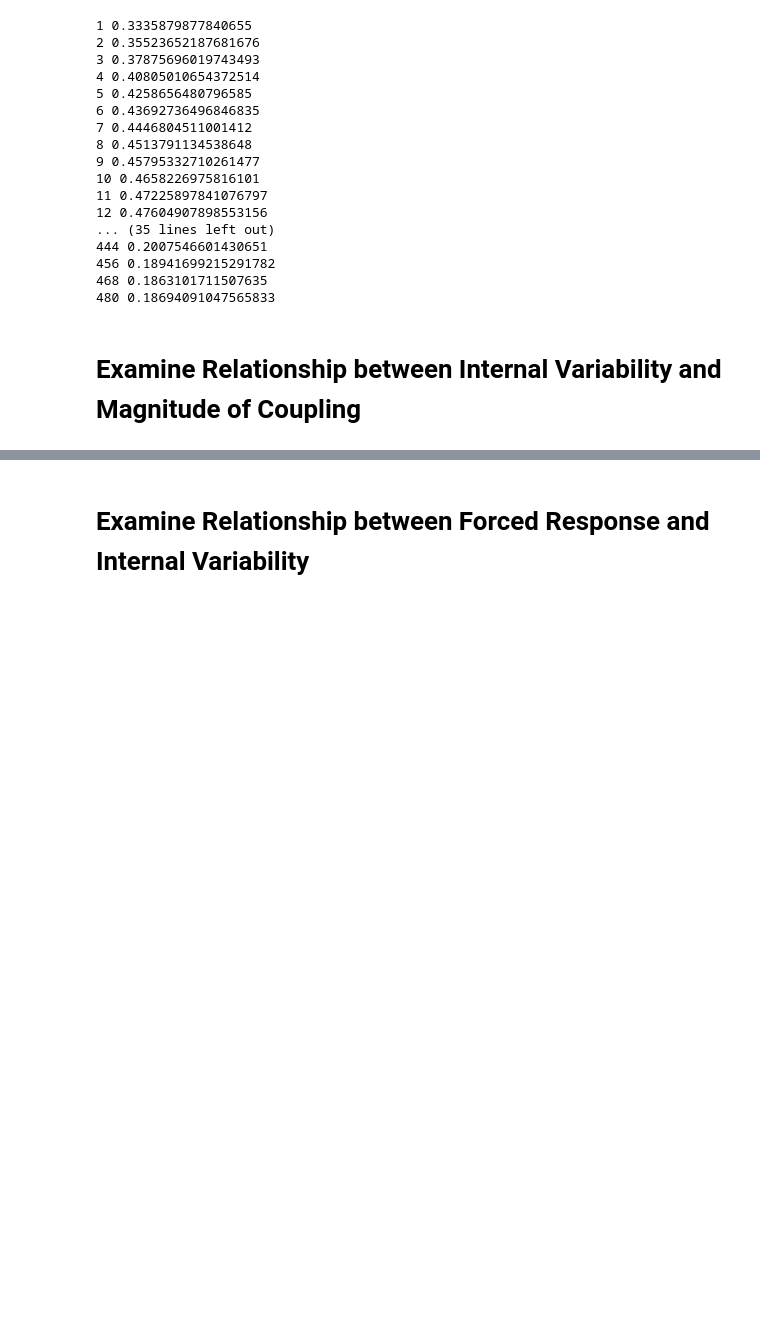
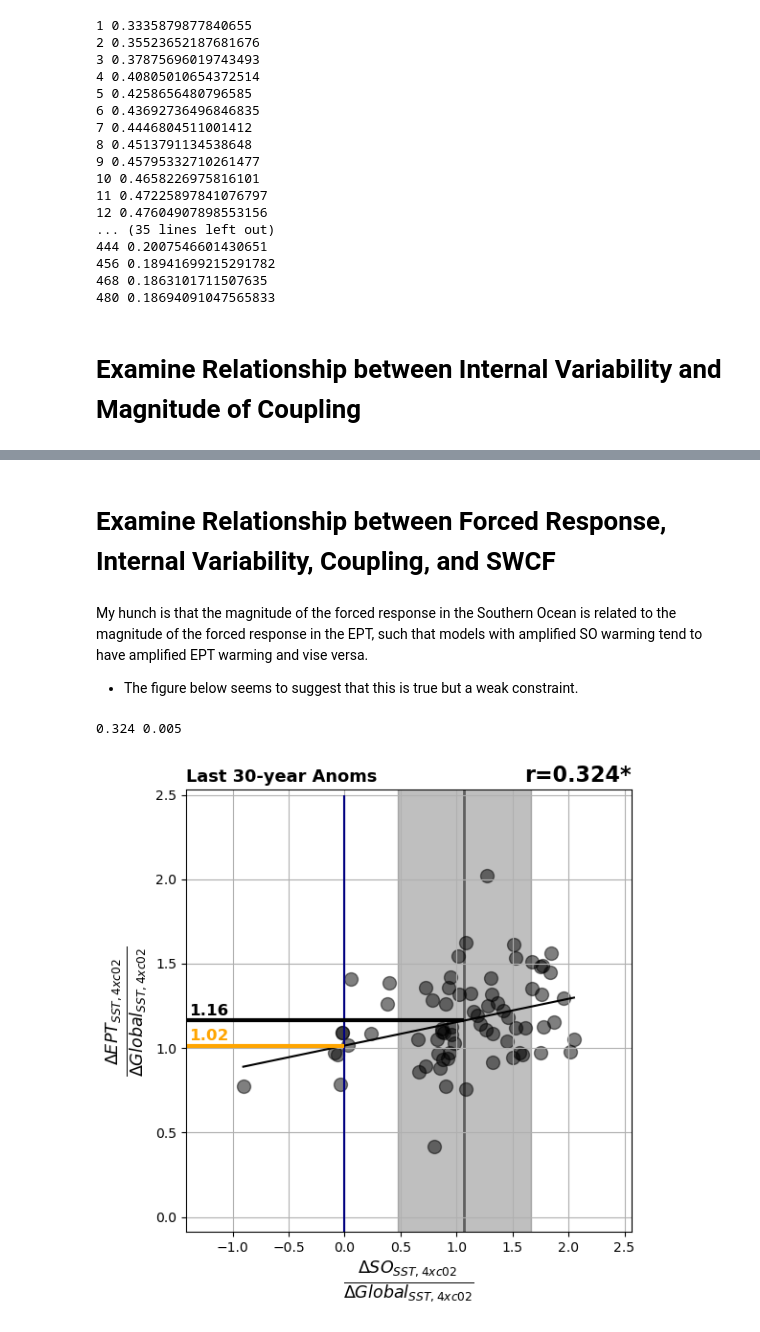
Before and after one commit to zacespinosa/SO-EP-teleconnection, a Jupyter notebook: sandbox.ipynb, the cells around one changed output, grey strips where cells are left out. Drawn from its saved outputs; the diff is of its cells as text; code cells hidden in the pictures; blank space fills up the shorter version.

```diff
--- a/sandbox.ipynb
+++ b/sandbox.ipynb
@@ -579,2 +659,34 @@ for yr in rvalues_so_ept_coupling.years:
 # %% [markdown]
-# Examine Relationship between Forced Response and Internal Variability
+# Examine Relationship between Forced Response, Internal Variability, Coupling, and SWCF
+# %% [markdown]
+My hunch is that the magnitude of the forced response in the Southern Ocean is related to the magnitude of the forced response in the EPT, such that models with amplified SO warming tend to have amplified EPT warming and vise versa.
+- The figure below seems to suggest that this is true but a weak constraint.
+# %%
+# Last 30 years
+ept_warming = cmip_4xc02_ept_sst.isel(time=slice(1800-12*30, 1800)).mean("time")["tos"] - cmip_4xc02_ept_sst.isel(time=slice(0, 1800)).mean(dim="time")["tos"]
+global_warming = cmip_4xc02_global_sst.isel(time=slice(1800-12*30, 1800)).mean(dim="time")["tos"] - cmip_4xc02_global_sst.isel(time=slice(0, 1800)).mean(dim="time")["tos"]
+so_warming = cmip_4xc02_so_sst.isel(time=slice(1800-12*30, 1800)).mean("time")["tos"] - cmip_4xc02_so_sst.isel(time=slice(0, 1800)).mean(dim="time")["tos"]
+
+ept_warming = ept_warming / global_warming
+so_warming = so_warming / global_warming
+
+so_warming = so_warming.where(ept_warming != ept_warming.max(), drop=True)
+ept_warming = ept_warming.where(ept_warming != ept_warming.max(), drop=True)
+
+# plot ept warming vs. so warming
+obs_swcf = [0,0]
+fig, ax = plt.subplots(1, 1, figsize=(6,6))
+create_panel_a(
+    ax,
+    so_warming,
+    ept_warming,
+    vline=obs_swcf
+)
+ax.grid()
+ax.set_ylabel(r"$\frac{\Delta EPT_{SST,4xc02}}{\Delta Global_{SST,4xc02}}$", fontsize=axis_fontsize*1.5)
+ax.set_xlabel(r"$\frac{\Delta SO_{SST,4xc02}}{\Delta Global_{SST,4xc02}}$", fontsize=axis_fontsize*1.5)
+ax.set_title("Last 30-year Anoms", loc="left", fontweight="bold", fontsize=title_fontsize/1.25)
+plt.savefig("/home/espinosa10/SO-EP-teleconnection/Figures/ept_so_coupled_warming_4xc02_last30yr-anoms.png", dpi=300, bbox_inches="tight")
+# %% [output]
+0.324 0.005
+[figure, added]
```
Also changed, not shown: parts of 13 cells of this notebook, 5 other files.
